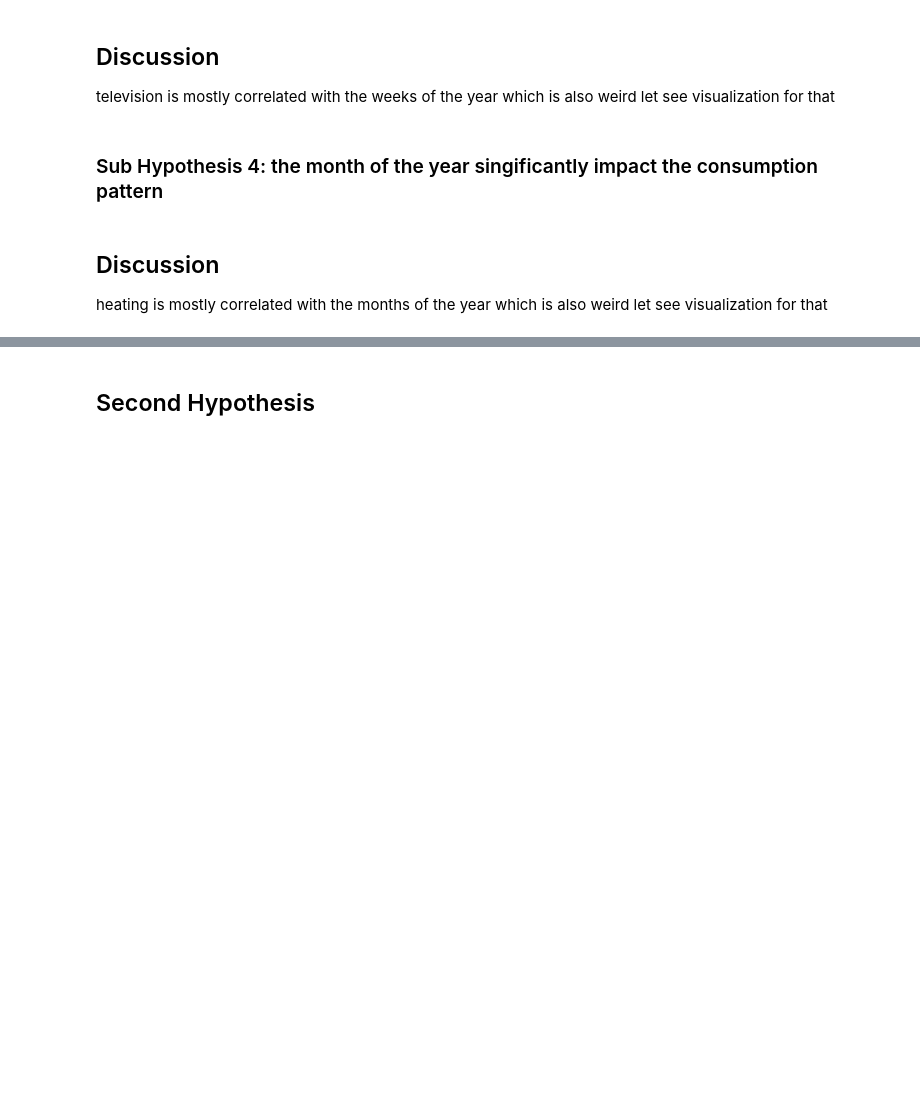
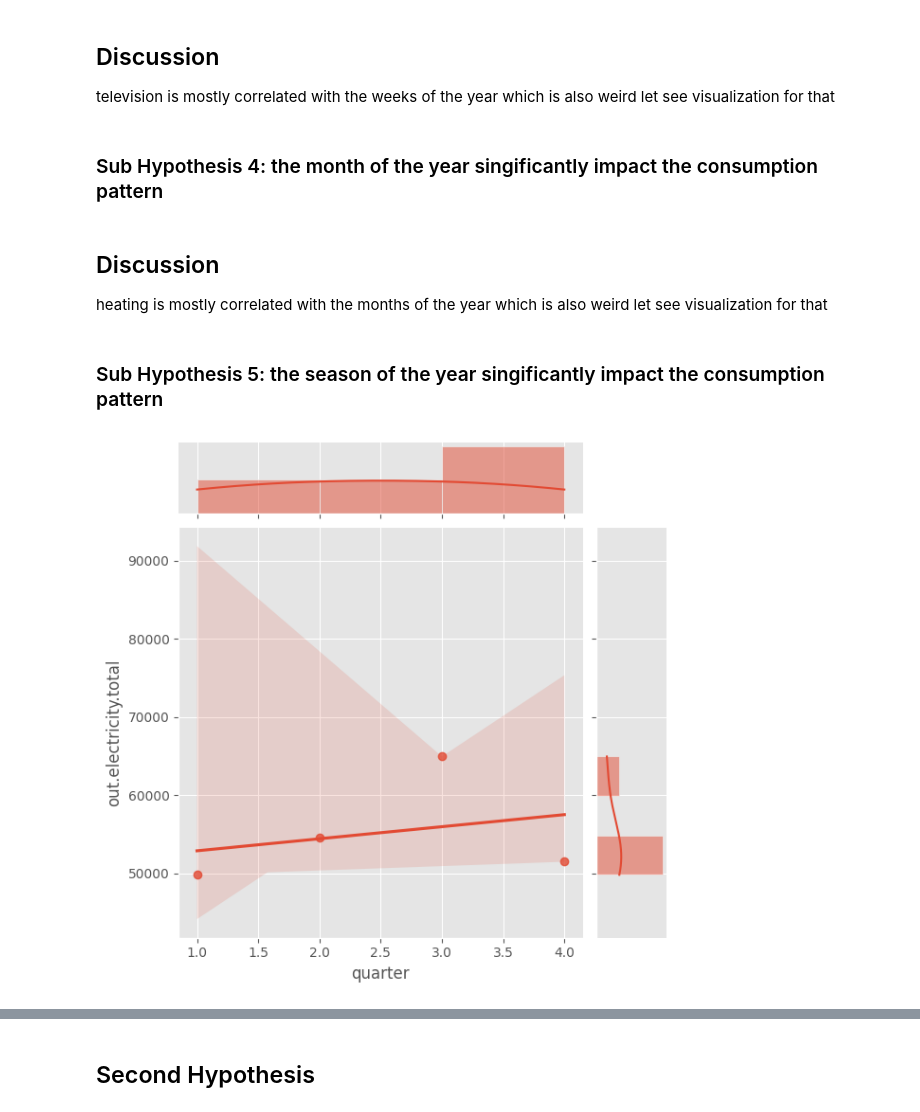
Before and after one commit to 1nuc/load-profile-decomposition, a Jupyter notebook: src/Customer_analysis/run.ipynb, the cells around one changed output, grey strips where cells are left out. Drawn from its saved outputs; the diff is of its cells as text; code cells hidden in the pictures; blank space fills up the shorter version.

Commit message:
Add quarter analysis

```diff
--- a/src/Customer_analysis/run.ipynb
+++ b/src/Customer_analysis/run.ipynb
@@ -241,3 +236,13 @@ let see visualization for that
 vis.display_totals(long_duration_m, 'month of the year',"out.electricity.heating")
 # %%
 vis._barplot_seaborn(long_duration_m,'month of the year',"out.electricity.heating")
+# %% [markdown]
+### Sub Hypothesis 5: the season of the year singificantly impact the consumption pattern
+# %%
+long_duration_m=df.select('quarter',
+                            *LONG_DURATION
+                           ).pipe(vis.edit_column_names).group_by('quarter').agg(pl.all().sum()).sort('quarter')
+# %%
+vis.display_totals(long_duration_m,'quarter','out.electricity.total')
+# %% [output]
+[figure, added]
```
Also changed, not shown: parts of 9 cells of this notebook.
